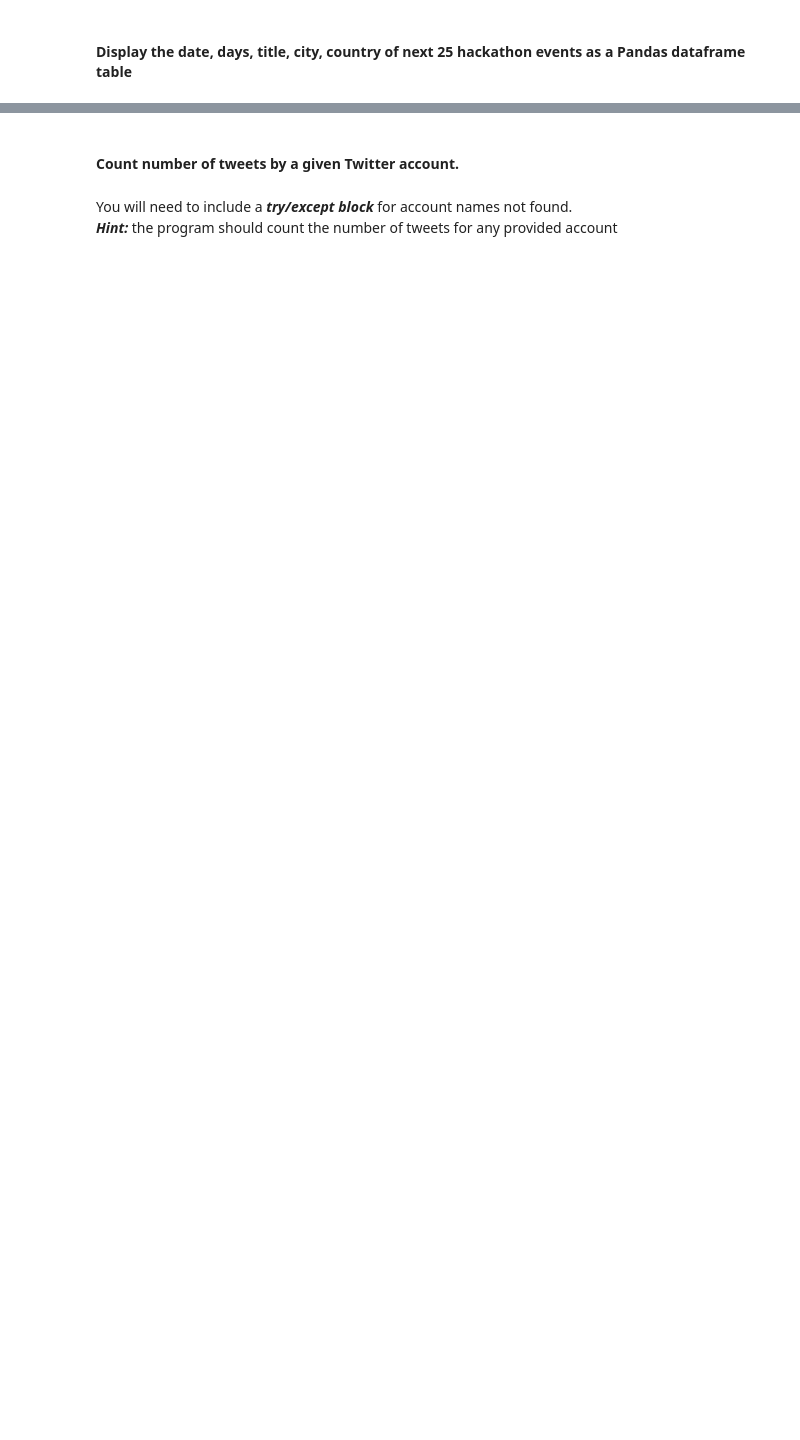
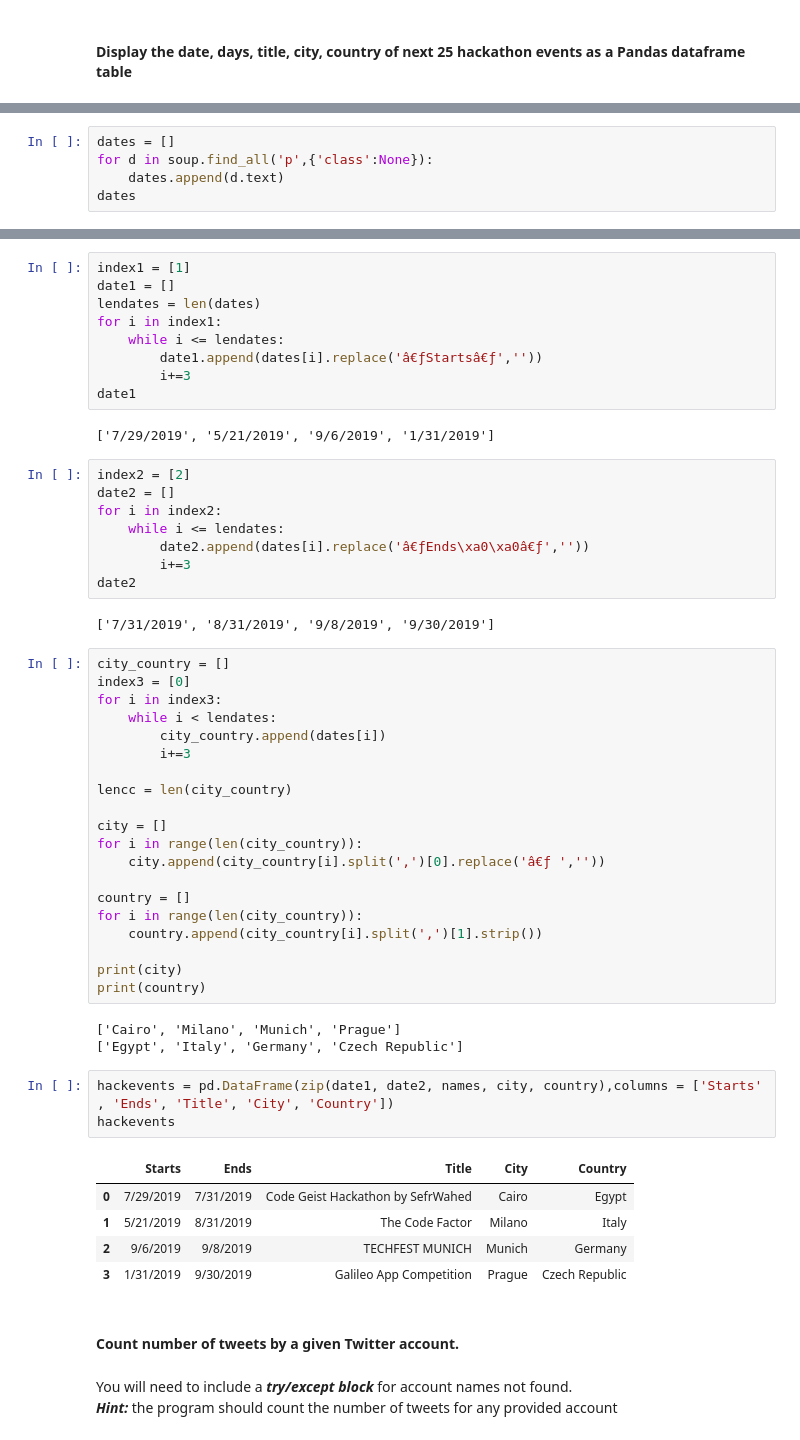
Before and after one commit to alinedebenath/ironhack-datalabs-dataparis0619-pt, a Jupyter notebook: module-1/lab-web-scraping/your-code/main.ipynb, the cells around one changed output, grey strips where cells are left out. Cells and saved outputs as stored; diff of their text form; blank space fills up the shorter version.

```diff
--- a/module-1/lab-web-scraping/your-code/main.ipynb
+++ b/module-1/lab-web-scraping/your-code/main.ipynb
@@ -305,0 +331,5 @@ url ='https://hackevents.co/hackathons'
+# %%
+dates = []
+for d in soup.find_all('p',{'class':None}):
+    dates.append(d.text)
+dates
@@ -306,3 +349,56 @@ url ='https://hackevents.co/hackathons'
+# %%
+index1 = [1]
+date1 = []
+lendates = len(dates)
+for i in index1:
+    while i <= lendates:
+        date1.append(dates[i].replace('â€ƒStartsâ€ƒ',''))
+        i+=3
+date1
+# %% [output]
+['7/29/2019', '5/21/2019', '9/6/2019', '1/31/2019']
+# %%
+index2 = [2]
+date2 = []
+for i in index2:
+    while i <= lendates:
+        date2.append(dates[i].replace('â€ƒEnds\xa0\xa0â€ƒ',''))
+        i+=3
+date2
+# %% [output]
+['7/31/2019', '8/31/2019', '9/8/2019', '9/30/2019']
+# %%
+city_country = []
+index3 = [0]
+for i in index3:
+    while i < lendates:
+        city_country.append(dates[i])
+        i+=3
+
+lencc = len(city_country)
+
+city = []
+for i in range(len(city_country)):
+    city.append(city_country[i].split(',')[0].replace('â€ƒ ',''))
+
+country = []
+for i in range(len(city_country)):
+    country.append(city_country[i].split(',')[1].strip())
+
+print(city)
+print(country)
+# %% [output]
+['Cairo', 'Milano', 'Munich', 'Prague']
+['Egypt', 'Italy', 'Germany', 'Czech Republic']
+# %%
+hackevents = pd.DataFrame(zip(date1, date2, names, city, country),columns = ['Starts' , 'Ends', 'Title', 'City', 'Country'])
+hackevents
+# %% [output]
+|  | Starts | Ends | Title | City | Country |
+| 0 | 7/29/2019 | 7/31/2019 | Code Geist Hackathon by SefrWahed | Cairo | Egypt |
+| 1 | 5/21/2019 | 8/31/2019 | The Code Factor | Milano | Italy |
+| 2 | 9/6/2019 | 9/8/2019 | TECHFEST MUNICH | Munich | Germany |
+| 3 | 1/31/2019 | 9/30/2019 | Galileo App Competition | Prague | Czech Republic |
 # %% [markdown]
 #### Count number of tweets by a given Twitter account.
 # %% [markdown]
```
Also changed, not shown: parts of 29 cells of this notebook, 1 other file.
